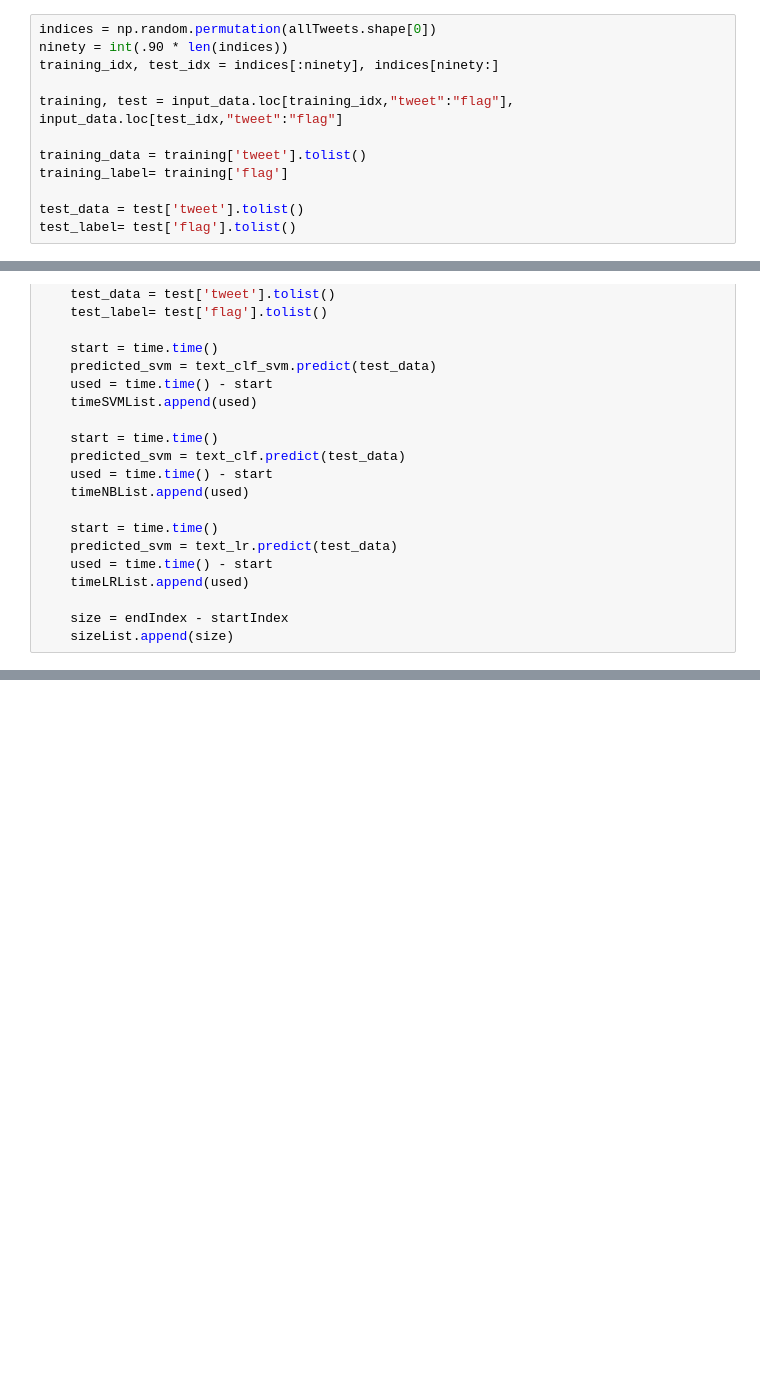
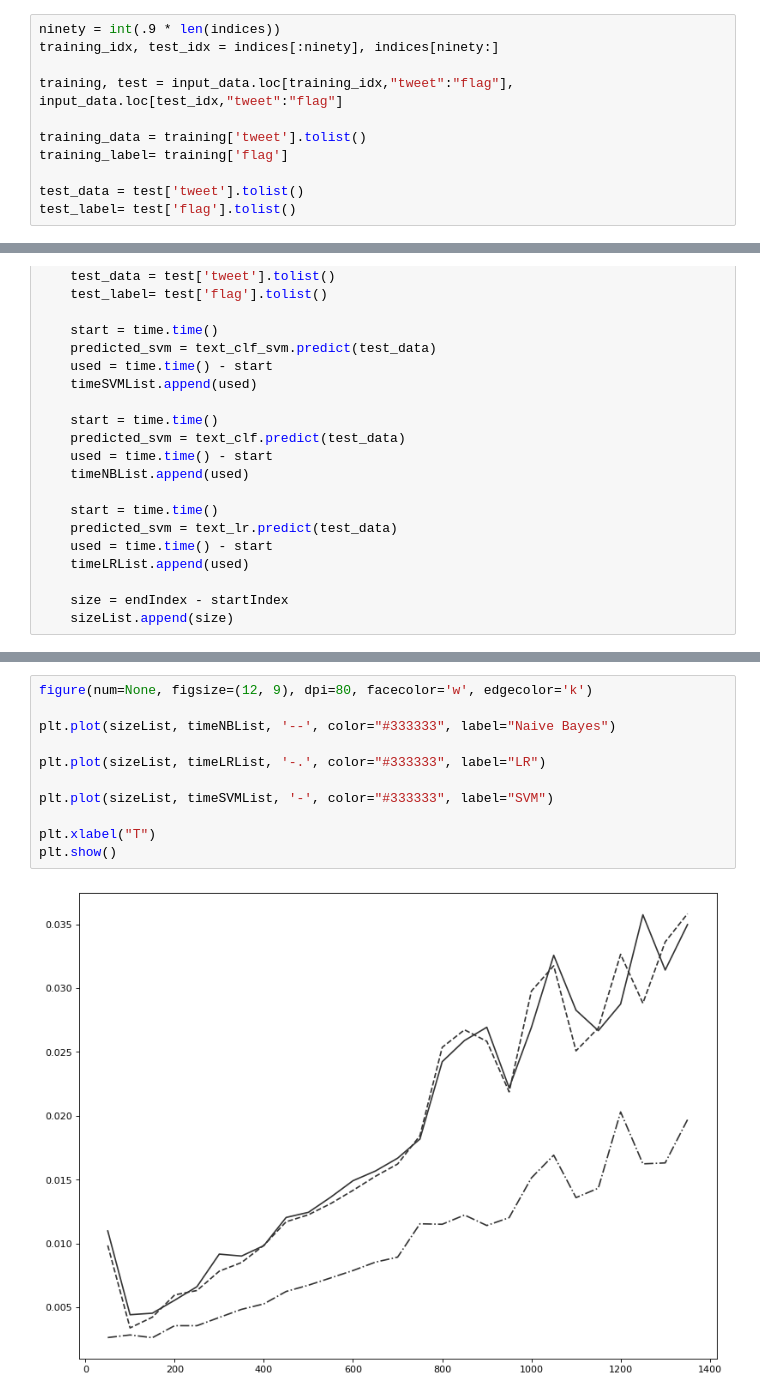
Before and after one commit to cskitty/linguistics, a Jupyter notebook: cyberbully/Cyberbullying.ipynb, the cells around one changed output, grey strips where cells are left out. Cells and saved outputs as stored; diff of their text form; blank space fills up the shorter version.

```diff
--- a/cyberbully/Cyberbullying.ipynb
+++ b/cyberbully/Cyberbullying.ipynb
@@ -235,6 +237,5 @@ pandas.core.frame.DataFrame
 # %%
-indices = np.random.permutation(allTweets.shape[0])
-ninety = int(.90 * len(indices))
+ninety = int(.9 * len(indices))
 training_idx, test_idx = indices[:ninety], indices[ninety:]
 
 training, test = input_data.loc[training_idx,"tweet":"flag"], input_data.loc[test_idx,"tweet":"flag"]
@@ -416,0 +382,13 @@ plt.show()
+# %%
+figure(num=None, figsize=(12, 9), dpi=80, facecolor='w', edgecolor='k')
+
+plt.plot(sizeList, timeNBList, '--', color="#333333", label="Naive Bayes")
+
+plt.plot(sizeList, timeLRList, '-.', color="#333333", label="LR")
+
+plt.plot(sizeList, timeSVMList, '-', color="#333333", label="SVM")
+
+plt.xlabel("T")
+plt.show()
+# %% [output]
+[figure, added]
```
Also changed, not shown: parts of 16 cells of this notebook, 2 other files.
